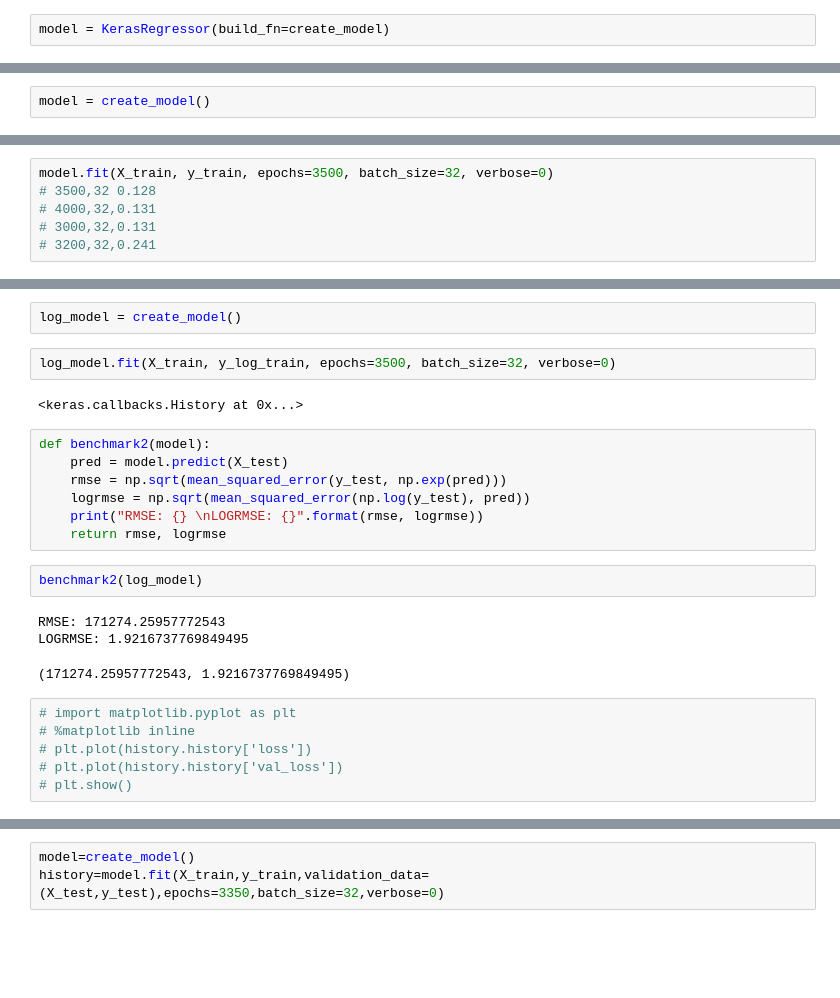
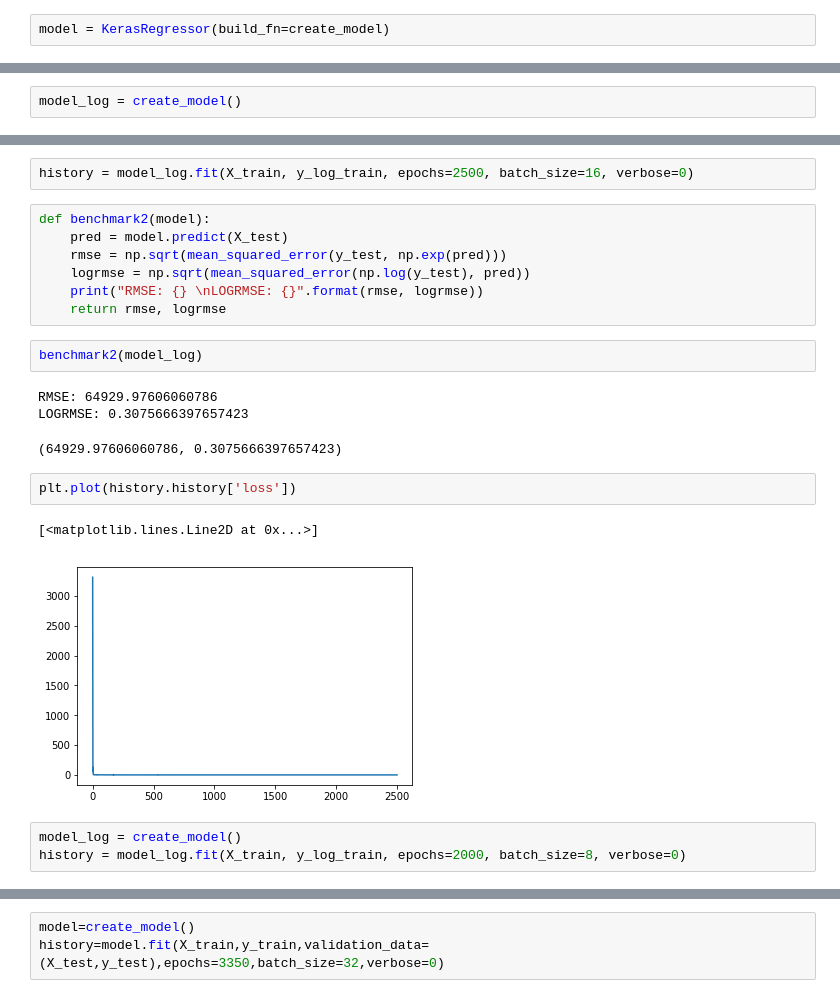
Before and after one commit to zingp/machine-learning, a Jupyter notebook: ANN/anntest.ipynb, the cells around one changed output, grey strips where cells are left out. Drawn from its saved outputs; the diff is of its cells as text; blank space fills up the shorter version.

```diff
--- a/ANN/anntest.ipynb
+++ b/ANN/anntest.ipynb
@@ -113,2 +211,2 @@ def create_model():
 # %%
-model = create_model()
+model_log = create_model()
@@ -117,6 +212,0 @@ y_log_train = np.log(y_train)
-# %%
-model.fit(X_train, y_train, epochs=3500, batch_size=32, verbose=0)
-# 3500,32 0.128
-# 4000,32,0.131
-# 3000,32,0.131
-# 3200,32,0.241
@@ -131,9 +213,5 @@ LOGRMSE: 0.13884507160088366
-# %%
-log_model = create_model()
 # %%
-log_model.fit(X_train, y_log_train, epochs=3500, batch_size=32, verbose=0)
+history = model_log.fit(X_train, y_log_train, epochs=2500, batch_size=16, verbose=0)
-# %% [output]
-<keras.callbacks.History at 0x...>
 # %%
 def benchmark2(model):
     pred = model.predict(X_test)
@@ -142,14 +220,16 @@ def benchmark2(model):
     print("RMSE: {} \nLOGRMSE: {}".format(rmse, logrmse))
     return rmse, logrmse
 # %%
-benchmark2(log_model)
+benchmark2(model_log)
 # %% [output]
-RMSE: 171274.25957772543
-LOGRMSE: 1.9216737769849495
+RMSE: 64929.97606060786
+LOGRMSE: 0.3075666397657423
-(171274.25957772543, 1.9216737769849495)
+(64929.97606060786, 0.3075666397657423)
-# %%
-# import matplotlib.pyplot as plt
-# %matplotlib inline
-# plt.plot(history.history['loss'])
-# plt.plot(history.history['val_loss'])
-# plt.show()
+# %%
+plt.plot(history.history['loss'])
+# %% [output]
+[<matplotlib.lines.Line2D at 0x...>]
+[figure, added]
+# %%
+model_log = create_model()
+history = model_log.fit(X_train, y_log_train, epochs=2000, batch_size=8, verbose=0)
```
Also changed, not shown: parts of 30 cells of this notebook.
